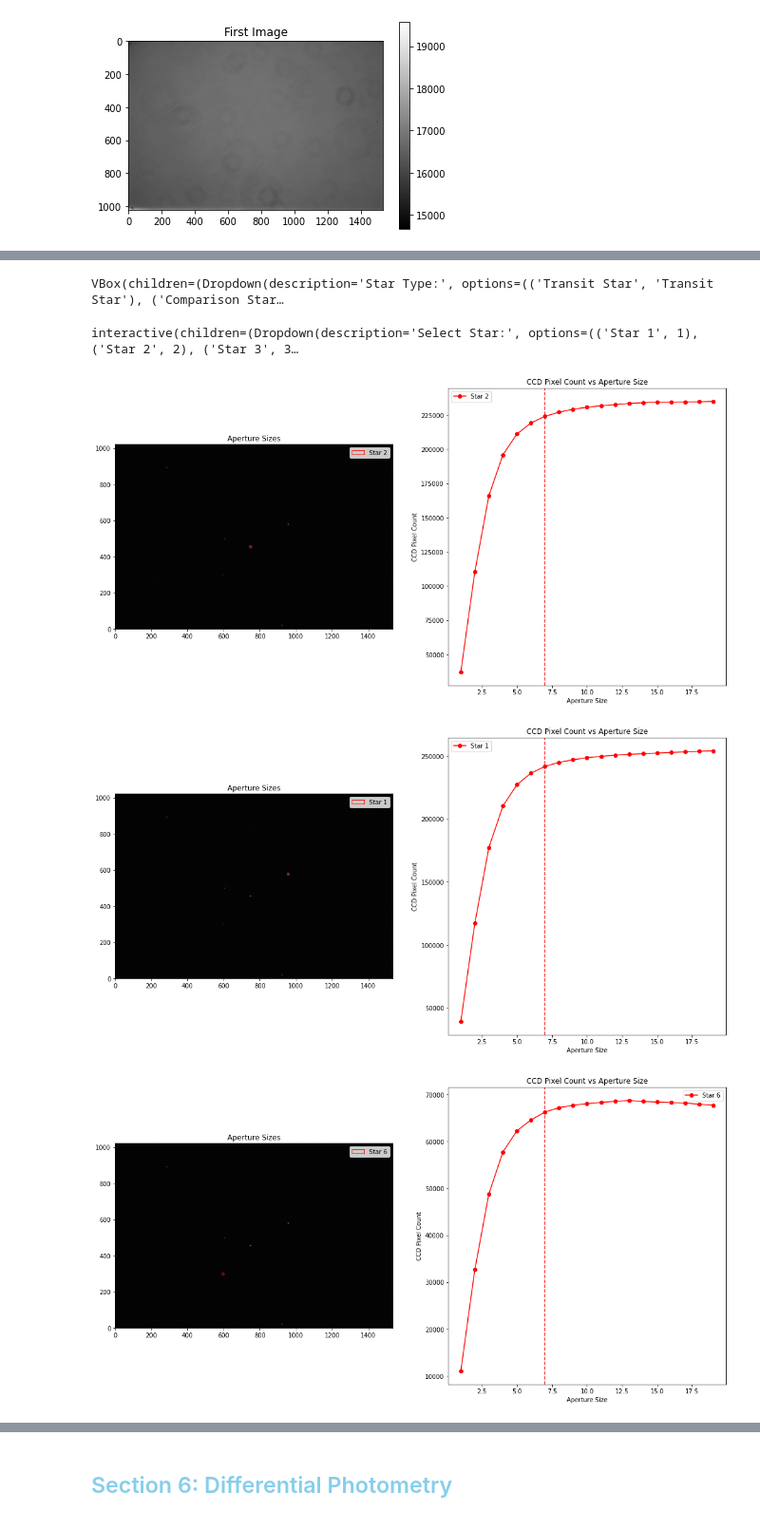
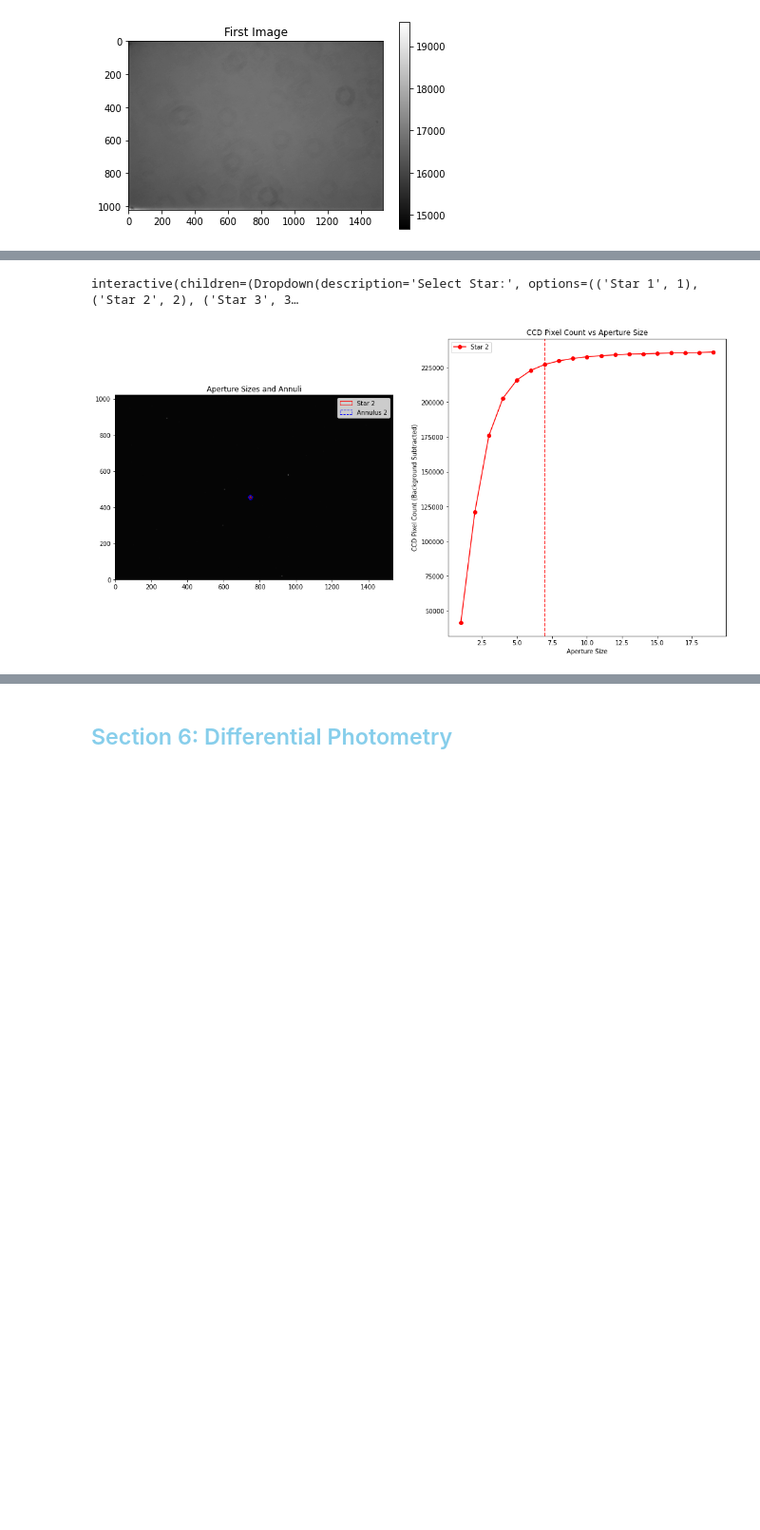
Before and after one commit to aidenweatherbee/ExoplanetTransitProcessing, a Jupyter notebook: TransitProcessing2.ipynb, the cells around one changed output, grey strips where cells are left out. Shown at 95% size. Cells and saved outputs as stored; diff of their text form; code cells hidden in the pictures; blank space fills up the shorter version.

```diff
--- a/TransitProcessing2.ipynb
+++ b/TransitProcessing2.ipynb
@@ -244,7 +290,7 @@ import numpy as np
 from astropy.io import fits
 import matplotlib.pyplot as plt
 from photutils.detection import find_peaks
-from photutils.aperture import CircularAperture, aperture_photometry
+from photutils.aperture import CircularAperture, CircularAnnulus, aperture_photometry
 from ipywidgets import IntSlider, Dropdown, Button, VBox, Output, interactive
 from astropy.stats import sigma_clipped_stats
 from photutils.background import Background2D, MedianBackground
@@ -256,7 +302,7 @@ class ApertureTest:
         self.selected_stars = []
         self.out = Output()
 
-    def perform_test(self, filepath, aperture_sizes):
+    def perform_test(self, filepath, aperture_sizes, annulus_radii):
         try:
             with fits.open(filepath) as hdul:
                 frame_data = hdul[0].data
@@ -308,13 +354,29 @@ class ApertureTest:
             self.positions = np.array(valid_positions)
             self.brightness = np.array(valid_brightness)
             self.aperture_sums = []
+            self.annulus_medians = []
             self.frame_data = frame_data
             self.aperture_sizes = aperture_sizes
+            self.annulus_radii = annulus_radii
+
             for aperture_size in aperture_sizes:
                 aperture = CircularAperture(self.positions, r=aperture_size)
                 phot_table = aperture_photometry(data_sub, aperture)
                 aperture_sum_values = np.maximum(phot_table['aperture_sum'], 0)
                 self.aperture_sums.append(aperture_sum_values)
+
+                # Determine annulus for background subtraction
+                annulus_aperture = CircularAnnulus(self.positions, r_in=aperture_size+annulus_radii[0], r_out=aperture_size+annulus_radii[1])
+                annulus_masks = annulus_aperture.to_mask(method='center')
+                local_background = []
+
+                for mask in annulus_masks:
+                    annulus_data = mask.multiply(data_sub)
+                    mask_data = annulus_data[mask.data > 0]
+                    mean_sigclip, median_sigclip, std_sigclip = sigma_clipped_stats(mask_data)
+                    local_background.append(median_sigclip)
+
+                self.annulus_medians.append(np.array(local_background))
 
             self.create_widgets()
 
@@ -331,13 +393,15 @@ class ApertureTest:
             color = 'red'
             pos = self.positions[selected_star_idx]
             aperture = CircularAperture([pos], r=aperture_size)
+            annulus_aperture = CircularAnnulus([pos], r_in=aperture_size+self.annulus_radii[0], r_out=aperture_size+self.annulus_radii[1])
             aperture.plot(ax1, color=color, label=f'Star {selected_star}')
+            annulus_aperture.plot(ax1, color='blue', linestyle='dashed', label=f'Annulus {selected_star}')
             ax1.legend()
-            ax1.set_title('Aperture Sizes')
-            ax2.plot(self.aperture_sizes, [ap_sum[selected_star_idx] for ap_sum in self.aperture_sums], marker='o', color=color, label=f'Star {selected_star}')
+            ax1.set_title('Aperture Sizes and Annuli')
+            ax2.plot(self.aperture_sizes, [ap_sum[selected_star_idx] - annulus_median[selected_star_idx] for ap_sum, annulus_median in zip(self.aperture_sums, self.annulus_medians)], marker='o', color=color, label=f'Star {selected_star}')
             ax2.axvline(x=aperture_size, color=color, linestyle='--')
             ax2.set_xlabel('Aperture Size')
-            ax2.set_ylabel('CCD Pixel Count')
+            ax2.set_ylabel('CCD Pixel Count (Background Subtracted)')
             ax2.set_title('CCD Pixel Count vs Aperture Size')
             ax2.legend()
             plt.show()
@@ -345,9 +409,10 @@ class ApertureTest:
         def add_star_to_list(selected_star, aperture_size, star_type):
             selected_star_idx = selected_star - 1
             pos = self.positions[selected_star_idx]
-            self.selected_stars.append({'star': selected_star, 'position': pos, 'aperture_size': aperture_size, 'type': star_type})
+            annulus_size = (aperture_size + self.annulus_radii[0], aperture_size + self.annulus_radii[1])
+            self.selected_stars.append({'star': selected_star, 'position': pos, 'aperture_size': aperture_size, 'annulus_size': annulus_size, 'type': star_type})
             with self.out:
-                print(f"Added {star_type} Star {selected_star} at position {pos} with aperture size {aperture_size}")
+                print(f"Added {star_type} Star {selected_star} at position {pos} with aperture size {aperture_size} and annulus size {annulus_size}")
             plot_pixel_count_and_image(selected_star, aperture_size)
 
         def on_button_click(b):
@@ -366,13 +431,14 @@ class ApertureTest:
 # Perform the test on a single image file
 aperture_test = ApertureTest()
 aperture_sizes = np.arange(1, 20, 1)
-aperture_test.perform_test("D:\\TransitResearch\\2024-05-31\\calibrated_images2\\HAT-P-27_LIGHT_R_19s_BIN2_-10C_001_20240601_000821_376_PA116.06.fit", aperture_sizes)
+annulus_radii = (2, 6)
+aperture_test.perform_test("D:\\TransitResearch\\2024-05-31\\calibrated_images3\\HAT-P-27_LIGHT_R_19s_BIN2_-10C_021_20240601_001737_918_PA116.04.fit", aperture_sizes, annulus_radii)
 #aperture_test.perform_test("D:\\TransitResearch\\EXOTIC_sampledata-1.0.0\\EXOTIC_sampledata-1.0.0\\HatP32Dec202017\\HATP-32171220013343.fits", aperture_sizes)
 
 # To access the selected stars list:
 selected_stars = aperture_test.get_selected_stars()
 
-# Example of accessing the pixel coordinates, aperture size, and star type
+# Example of accessing the pixel coordinates, aperture size, annulus size, and star type
 for star in selected_stars:
-    print(f"Star: {star['star']}, Position: {star['position']}, Aperture Size: {star['aperture_size']}, Type: {star['type']}")
+    print(f"Star: {star['star']}, Position: {star['position']}, Aperture Size: {star['aperture_size']}, Annulus Size: {star['annulus_size']}, Type: {star['type']}")
 # %% [output]
@@ -381,5 +446,2 @@ WARNING: The fit may be unsuccessful; check fit_info['message'] for more informa
-VBox(children=(Dropdown(description='Star Type:', options=(('Transit Star', 'Transit Star'), ('Comparison Star…
+interactive(children=(Dropdown(description='Select Star:', options=(('Star 1', 1), ('Star 2', 2), ('Star 3', 3…
-interactive(children=(Dropdown(description='Select Star:', options=(('Star 1', 1), ('Star 2', 2), ('Star 3', 3…
-[figure, old version]
+[figure, new version]
-[figure, removed]
-[figure, removed]
```
Also changed, not shown: parts of 8 cells of this notebook, 1 other file.
